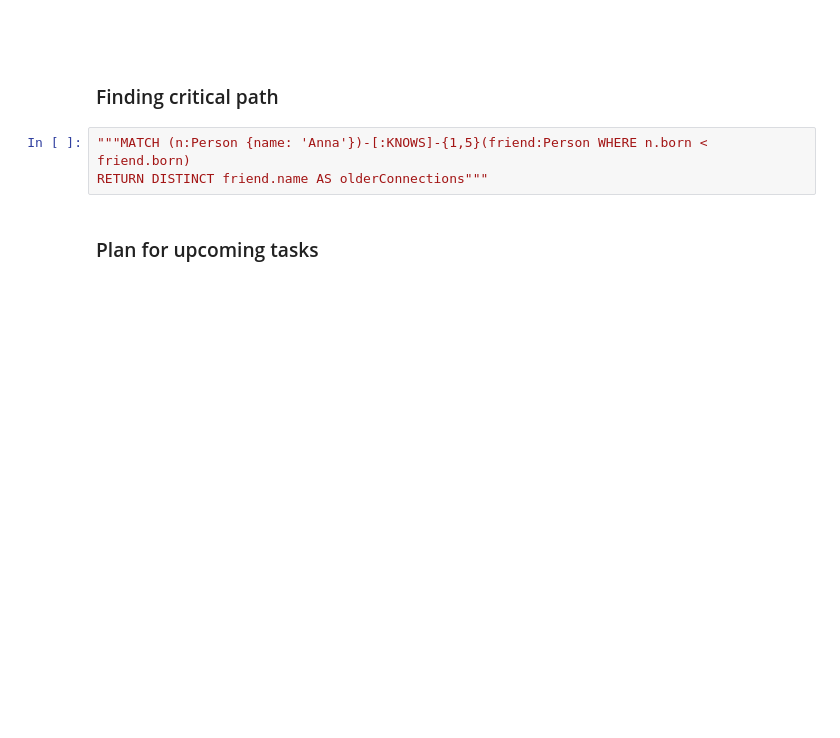
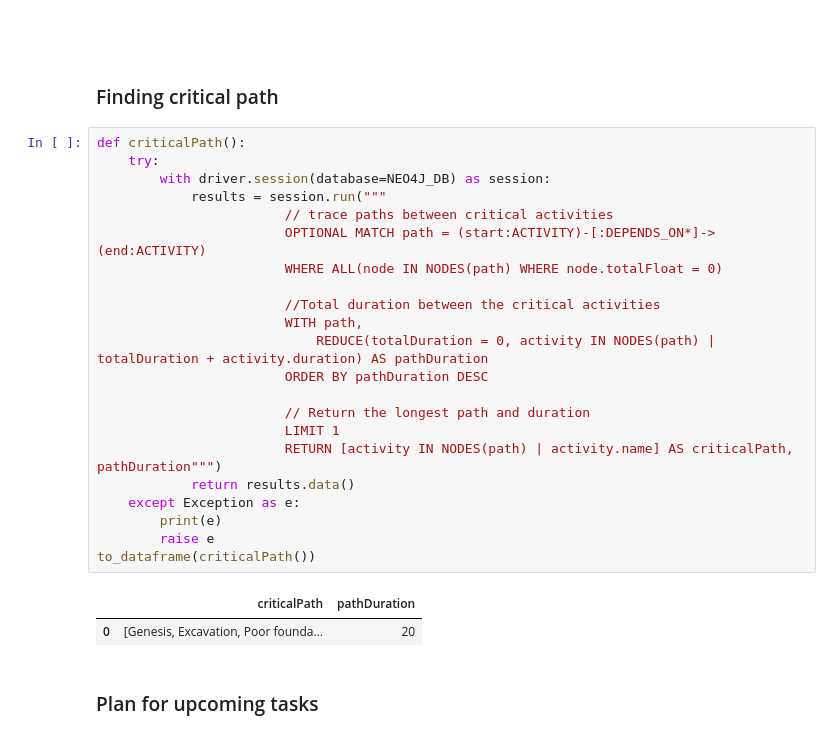
Before and after one commit to Ashuku001/project-sheduling, a Jupyter notebook: project-scheduling.ipynb, the cells around one changed output. Drawn from its saved outputs; the diff is of its cells as text; blank space fills up the shorter version.

```diff
--- a/project-scheduling.ipynb
+++ b/project-scheduling.ipynb
@@ -537,9 +564,31 @@ Received notification from DBMS server: {severity: WARNING} {code: Neo.ClientNot
 ###
 # %% [markdown]
 ### Finding critical path
-# %%
-"""MATCH (n:Person {name: 'Anna'})-[:KNOWS]-{1,5}(friend:Person WHERE n.born < friend.born)
-RETURN DISTINCT friend.name AS olderConnections"""
+# %%
+def criticalPath():
+    try:
+        with driver.session(database=NEO4J_DB) as session:
+            results = session.run("""
+                        // trace paths between critical activities
+                        OPTIONAL MATCH path = (start:ACTIVITY)-[:DEPENDS_ON*]->(end:ACTIVITY)
+                        WHERE ALL(node IN NODES(path) WHERE node.totalFloat = 0)
+
+                        //Total duration between the critical activities
+                        WITH path,
+                            REDUCE(totalDuration = 0, activity IN NODES(path) | totalDuration + activity.duration) AS pathDuration
+                        ORDER BY pathDuration DESC
+
+                        // Return the longest path and duration
+                        LIMIT 1
+                        RETURN [activity IN NODES(path) | activity.name] AS criticalPath, pathDuration""")
+            return results.data()
+    except Exception as e:
+        print(e)
+        raise e
+to_dataframe(criticalPath())
+# %% [output]
+|  | criticalPath | pathDuration |
+| 0 | [Genesis, Excavation, Poor founda... | 20 |
 # %% [markdown]
 ### Plan for upcoming tasks
 # %%
```
Also changed, not shown: parts of 4 cells of this notebook, 1 other file.
